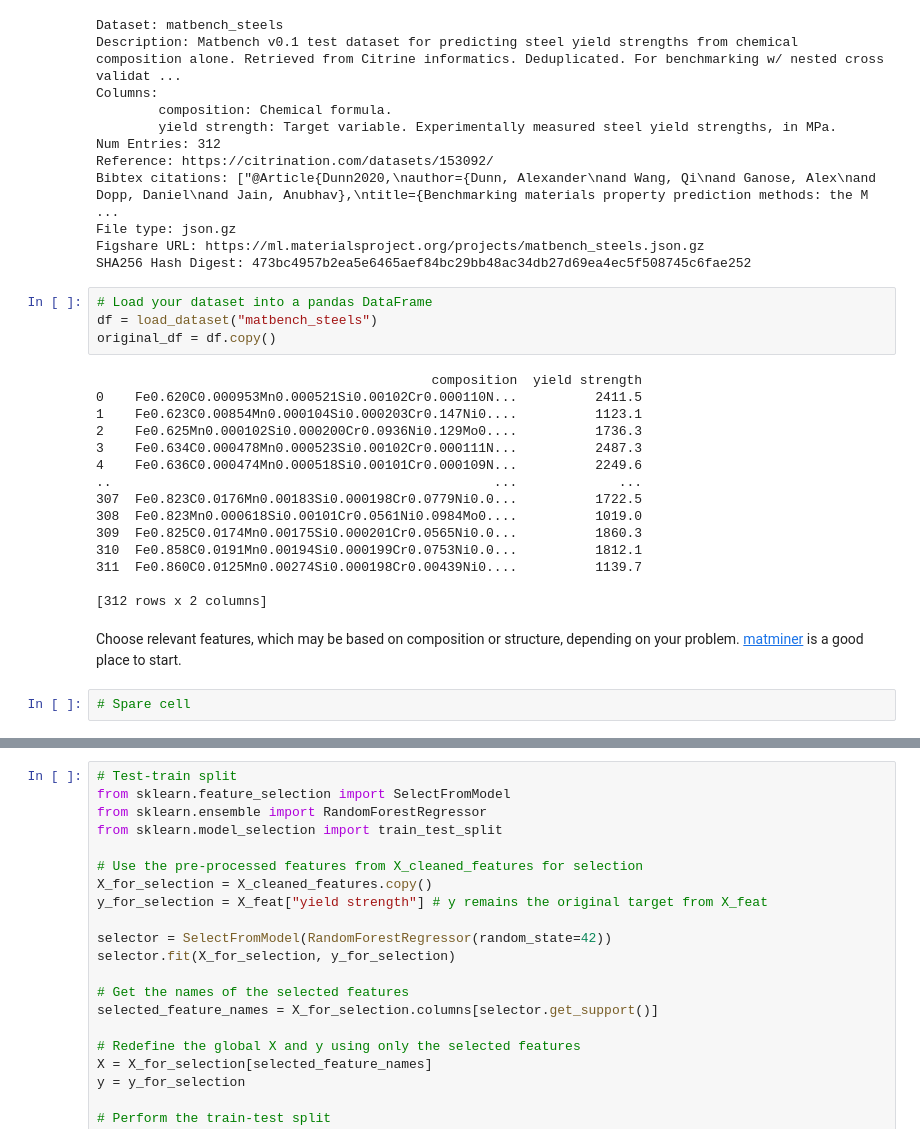
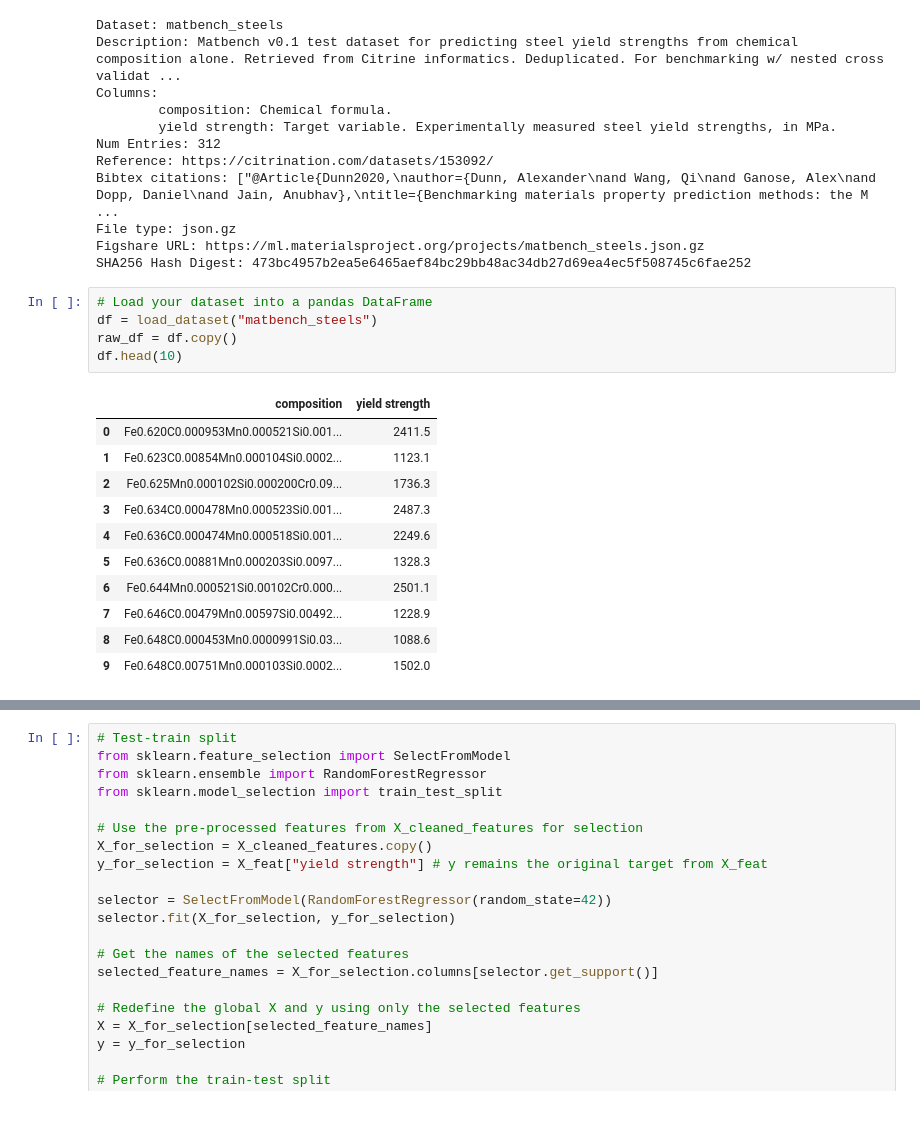
Before and after one commit to whyyyyyft/ML-materials, a Jupyter notebook: ML_Research.ipynb, the cells around one changed output, grey strips where cells are left out. Cells and saved outputs as stored; diff of their text form; blank space fills up the shorter version.

```diff
--- a/ML_Research.ipynb
+++ b/ML_Research.ipynb
@@ -131,23 +113,17 @@ SHA256 Hash Digest: 473bc4957b2ea5e6465aef84bc29bb48ac34db27d69ea4ec5f508745c6fa
 # %%
 # Load your dataset into a pandas DataFrame
 df = load_dataset("matbench_steels")
-original_df = df.copy()
+raw_df = df.copy()
+df.head(10)
 # %% [output]
-                                           composition  yield strength
-0    Fe0.620C0.000953Mn0.000521Si0.00102Cr0.000110N...          2411.5
-1    Fe0.623C0.00854Mn0.000104Si0.000203Cr0.147Ni0....          1123.1
-2    Fe0.625Mn0.000102Si0.000200Cr0.0936Ni0.129Mo0....          1736.3
-3    Fe0.634C0.000478Mn0.000523Si0.00102Cr0.000111N...          2487.3
-4    Fe0.636C0.000474Mn0.000518Si0.00101Cr0.000109N...          2249.6
-..                                                 ...             ...
-307  Fe0.823C0.0176Mn0.00183Si0.000198Cr0.0779Ni0.0...          1722.5
-308  Fe0.823Mn0.000618Si0.00101Cr0.0561Ni0.0984Mo0....          1019.0
-309  Fe0.825C0.0174Mn0.00175Si0.000201Cr0.0565Ni0.0...          1860.3
-310  Fe0.858C0.0191Mn0.00194Si0.000199Cr0.0753Ni0.0...          1812.1
-311  Fe0.860C0.0125Mn0.00274Si0.000198Cr0.00439Ni0....          1139.7
-
-[312 rows x 2 columns]
+|  | composition | yield strength |
+| 0 | Fe0.620C0.000953Mn0.000521Si0.001... | 2411.5 |
+| 1 | Fe0.623C0.00854Mn0.000104Si0.0002... | 1123.1 |
+| 2 | Fe0.625Mn0.000102Si0.000200Cr0.09... | 1736.3 |
+| 3 | Fe0.634C0.000478Mn0.000523Si0.001... | 2487.3 |
+| 4 | Fe0.636C0.000474Mn0.000518Si0.001... | 2249.6 |
+| 5 | Fe0.636C0.00881Mn0.000203Si0.0097... | 1328.3 |
+| 6 | Fe0.644Mn0.000521Si0.00102Cr0.000... | 2501.1 |
+| 7 | Fe0.646C0.00479Mn0.00597Si0.00492... | 1228.9 |
+| 8 | Fe0.648C0.000453Mn0.0000991Si0.03... | 1088.6 |
+| 9 | Fe0.648C0.00751Mn0.000103Si0.0002... | 1502.0 |
-# %% [markdown]
-Choose relevant features, which may be based on composition or structure, depending on your problem. [matminer](https://hackingmaterials.lbl.gov/matminer/) is a good place to start.
-# %%
-# Spare cell
```
Also changed, not shown: parts of 29 cells of this notebook.
